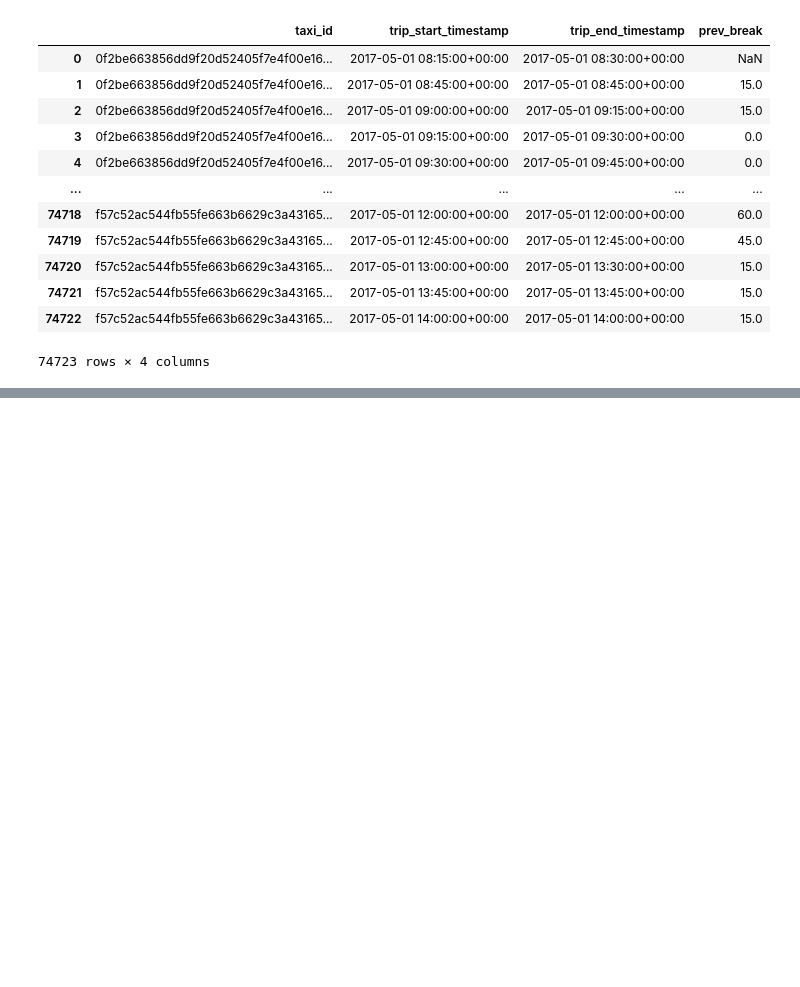
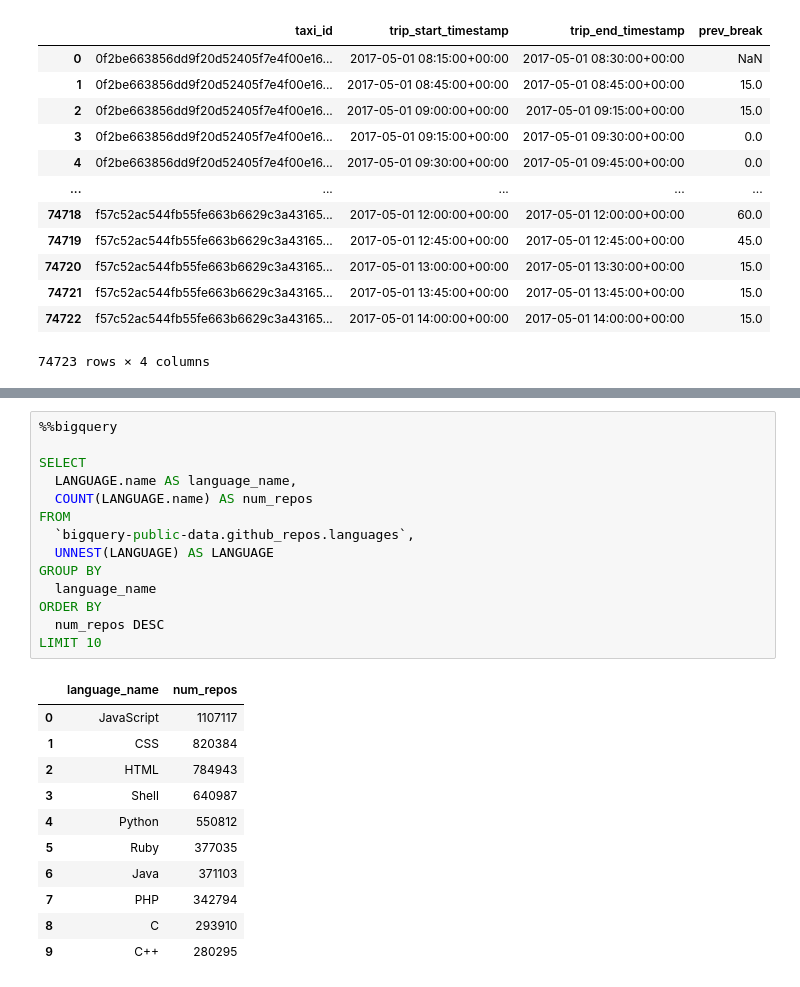
Before and after one commit to sanchez-castro/kaggle-courses, a Jupyter notebook: advanced-sql-kaggle.ipynb, the cells around one changed output, grey strips where cells are left out. Saved outputs shown, nothing was run; the diff lists cells and outputs as text; blank space fills up the shorter version.

```diff
--- a/advanced-sql-kaggle.ipynb
+++ b/advanced-sql-kaggle.ipynb
@@ -521,0 +601,26 @@ WHERE
+# %%
+%%bigquery
+
+SELECT
+  LANGUAGE.name AS language_name,
+  COUNT(LANGUAGE.name) AS num_repos
+FROM
+  `bigquery-public-data.github_repos.languages`,
+  UNNEST(LANGUAGE) AS LANGUAGE
+GROUP BY
+  language_name
+ORDER BY
+  num_repos DESC
+LIMIT 10
+# %% [output]
+|  | language_name | num_repos |
+| 0 | JavaScript | 1107117 |
+| 1 | CSS | 820384 |
+| 2 | HTML | 784943 |
+| 3 | Shell | 640987 |
+| 4 | Python | 550812 |
+| 5 | Ruby | 377035 |
+| 6 | Java | 371103 |
+| 7 | PHP | 342794 |
+| 8 | C | 293910 |
+| 9 | C++ | 280295 |
```
Also changed, not shown: parts of 8 cells of this notebook.
